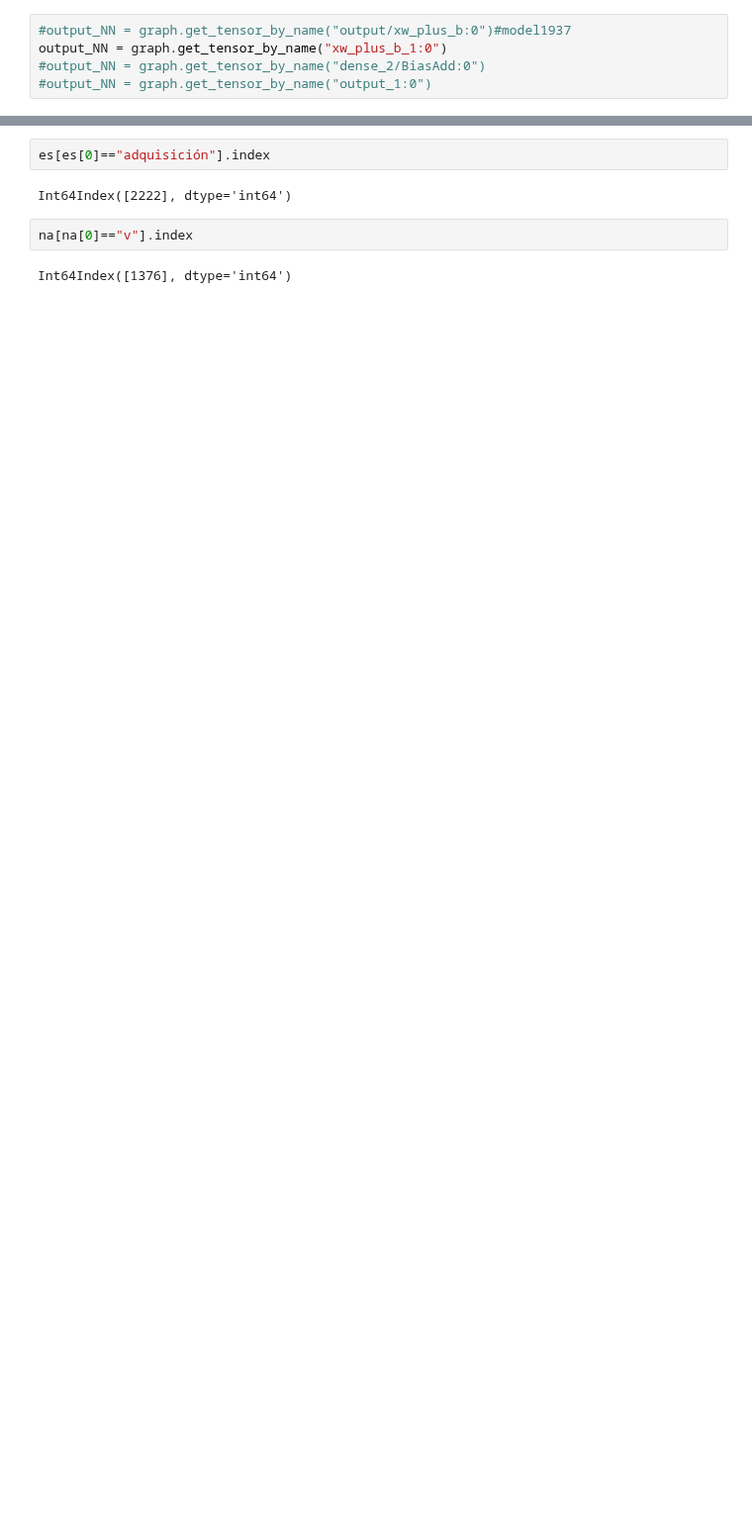
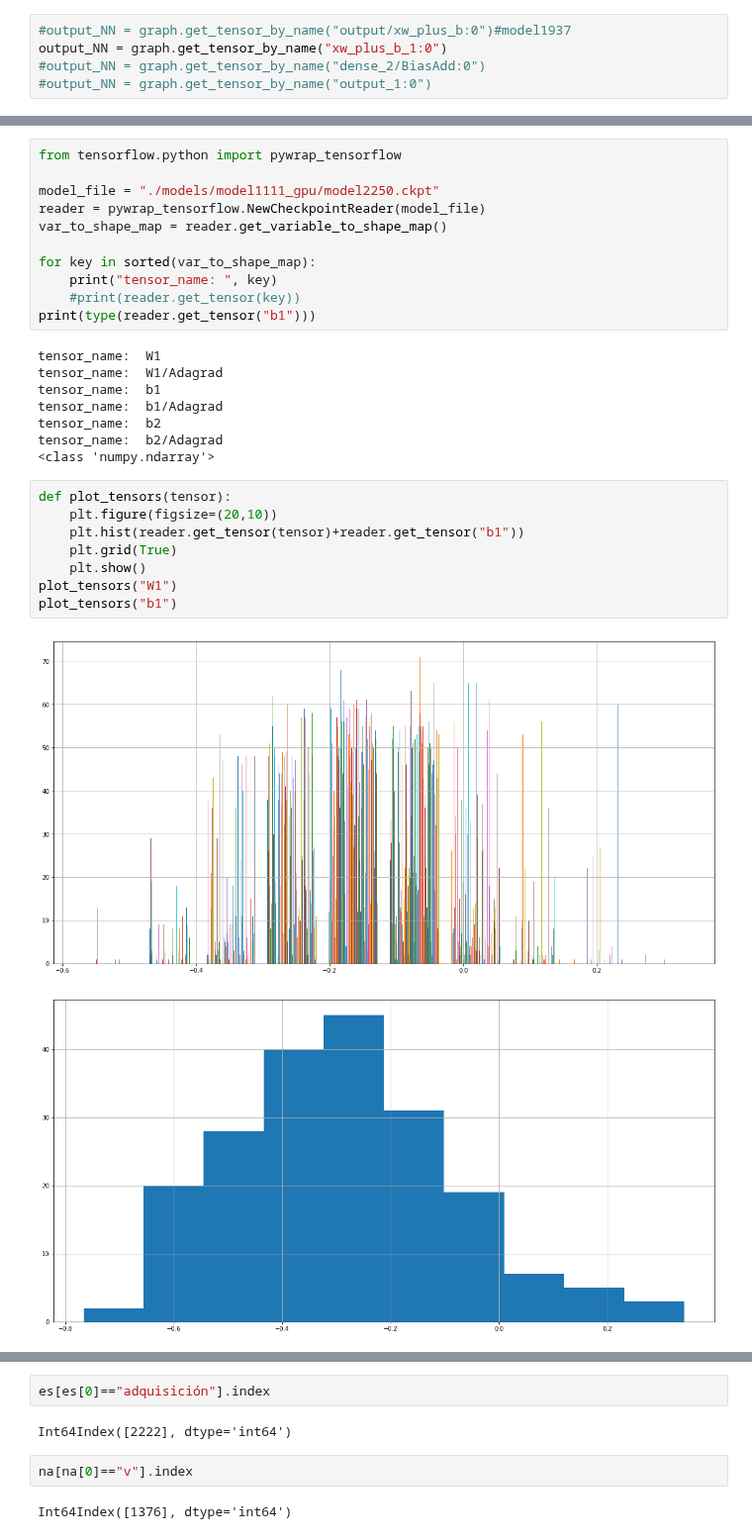
Before and after one commit to jolivaresc/TSTL, a Jupyter notebook: prototypes/evaluationset.ipynb, the cells around one changed output, grey strips where cells are left out. Shown at 99% size. Cells and saved outputs as stored; diff of their text form; blank space fills up the shorter version.

```diff
--- a/prototypes/evaluationset.ipynb
+++ b/prototypes/evaluationset.ipynb
@@ -91 +96,31 @@ feed_dict = {X:test_vectors}
+# %%
+from tensorflow.python import pywrap_tensorflow
+
+model_file = "./models/model1111_gpu/model2250.ckpt"
+reader = pywrap_tensorflow.NewCheckpointReader(model_file)
+var_to_shape_map = reader.get_variable_to_shape_map()
+
+for key in sorted(var_to_shape_map):
+    print("tensor_name: ", key)
+    #print(reader.get_tensor(key))
+print(type(reader.get_tensor("b1")))
+# %% [output]
+tensor_name:  W1
+tensor_name:  W1/Adagrad
+tensor_name:  b1
+tensor_name:  b1/Adagrad
+tensor_name:  b2
+tensor_name:  b2/Adagrad
+<class 'numpy.ndarray'>
+# %%
+def plot_tensors(tensor):
+    plt.figure(figsize=(20,10))
+    plt.hist(reader.get_tensor(tensor)+reader.get_tensor("b1"))
+    plt.grid(True)
+    plt.show()
+plot_tensors("W1")
+plot_tensors("b1")
+# %% [output]
+[figure, added]
+[figure, added]
 # %%
```
Also changed, not shown: parts of 25 cells of this notebook.
